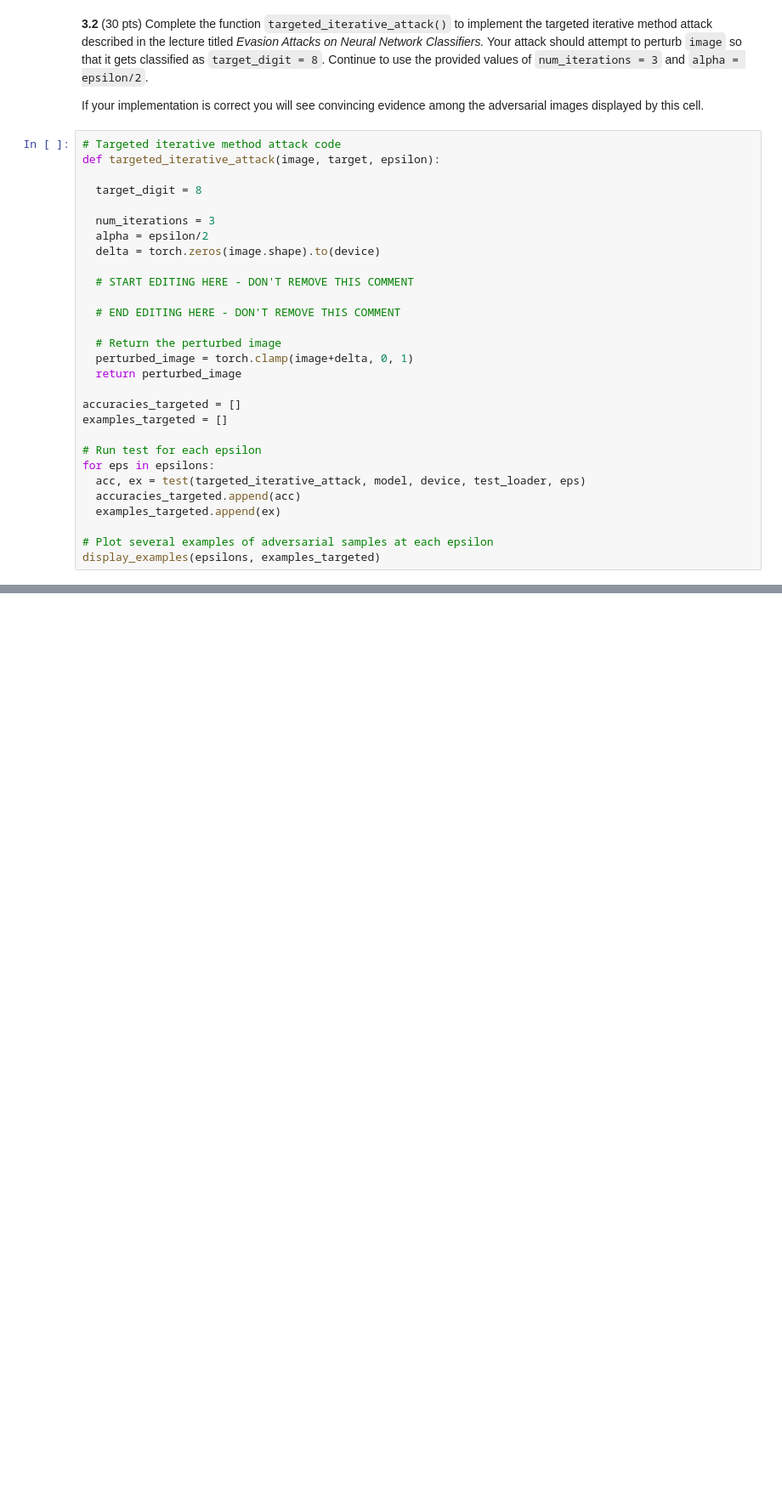
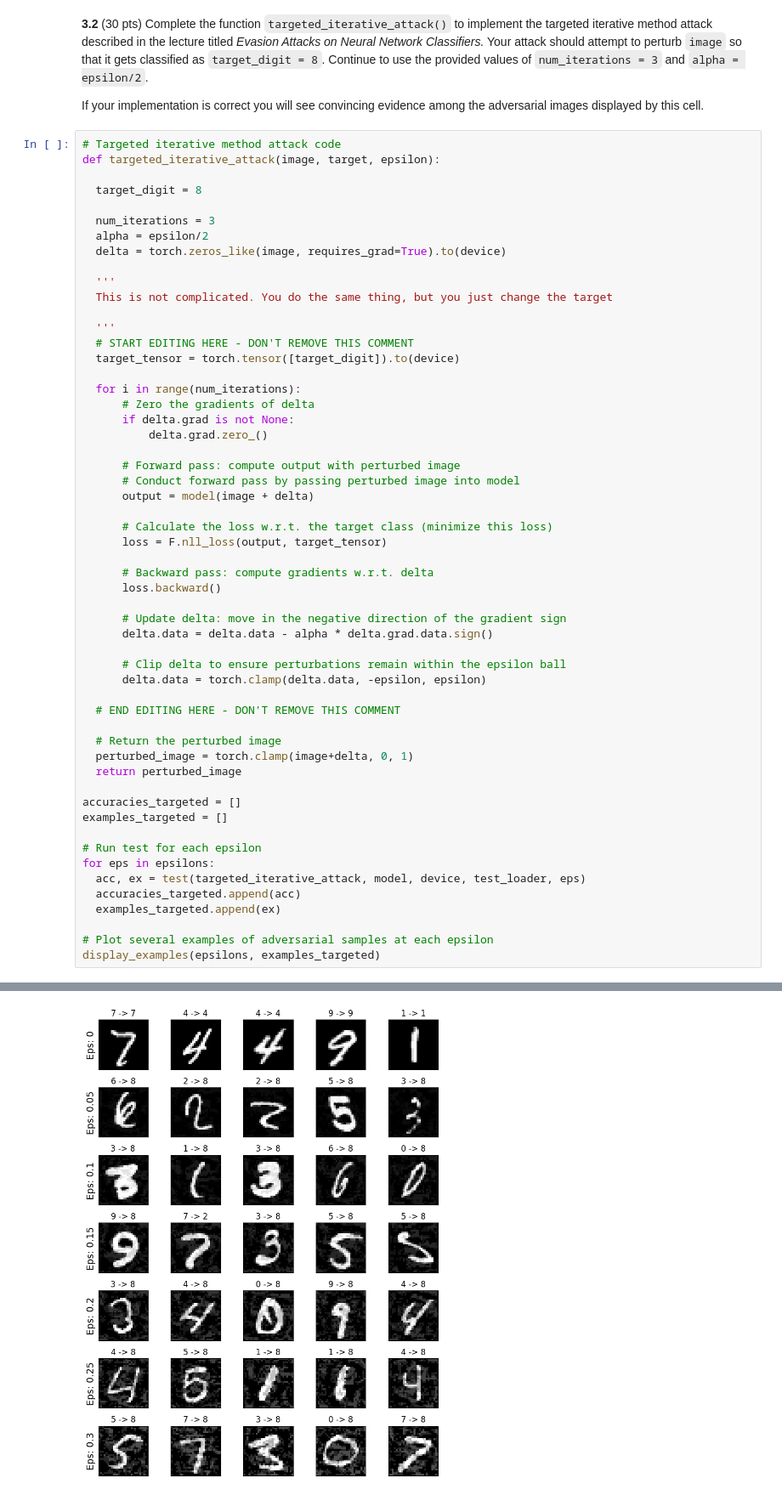
Before and after one commit to aitechroberts/ml_adversary, a Jupyter notebook: HW3.ipynb, the cells around one changed output, grey strips where cells are left out. Shown at 85% size. Drawn from its saved outputs; the diff is of its cells as text; blank space fills up the shorter version.

```diff
--- a/HW3.ipynb
+++ b/HW3.ipynb
@@ -489,9 +592,35 @@ def targeted_iterative_attack(image, target, epsilon):
 
   num_iterations = 3
   alpha = epsilon/2
-  delta = torch.zeros(image.shape).to(device)
+  delta = torch.zeros_like(image, requires_grad=True).to(device)
 
+  '''
+  This is not complicated. You do the same thing, but you just change the target
+
+  '''
   # START EDITING HERE - DON'T REMOVE THIS COMMENT
+  target_tensor = torch.tensor([target_digit]).to(device)
+
+  for i in range(num_iterations):
+      # Zero the gradients of delta
+      if delta.grad is not None:
+          delta.grad.zero_()
+
+      # Forward pass: compute output with perturbed image
+      # Conduct forward pass by passing perturbed image into model
+      output = model(image + delta)
+
+      # Calculate the loss w.r.t. the target class (minimize this loss)
+      loss = F.nll_loss(output, target_tensor)
+
+      # Backward pass: compute gradients w.r.t. delta
+      loss.backward()
+
+      # Update delta: move in the negative direction of the gradient sign
+      delta.data = delta.data - alpha * delta.grad.data.sign()
+
+      # Clip delta to ensure perturbations remain within the epsilon ball
+      delta.data = torch.clamp(delta.data, -epsilon, epsilon)
 
   # END EDITING HERE - DON'T REMOVE THIS COMMENT
 
@@ -510,3 +639,4 @@ for eps in epsilons:
 
 # Plot several examples of adversarial samples at each epsilon
 display_examples(epsilons, examples_targeted)
+# %% [output]
@@ -512,0 +650 @@ display_examples(epsilons, examples_targeted)
+[figure, added]
```
Also changed, not shown: parts of 10 cells of this notebook.
